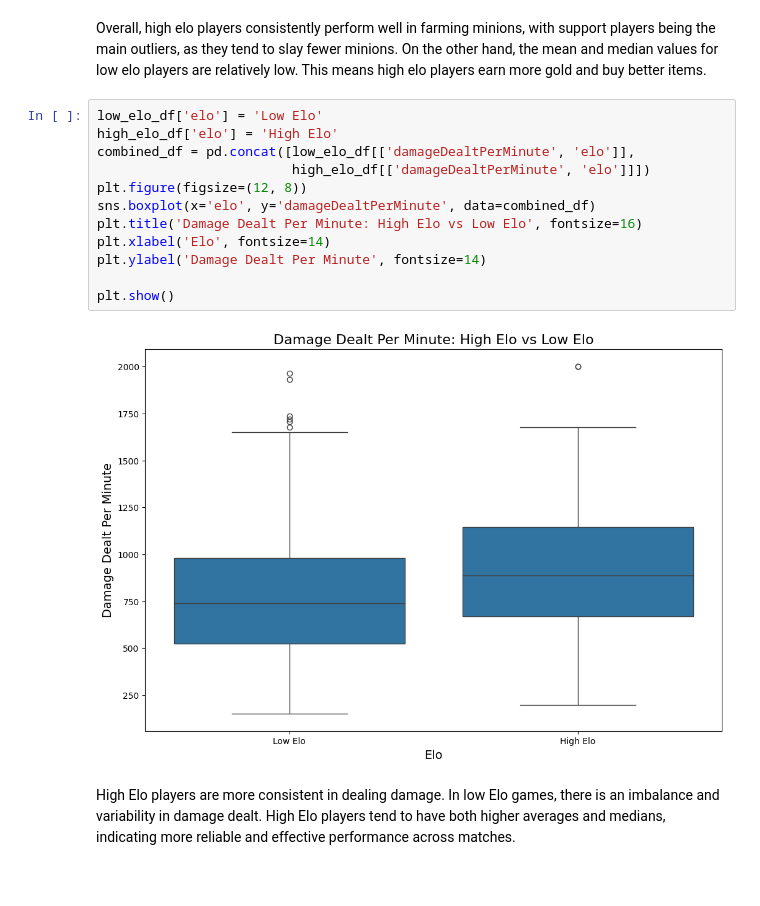
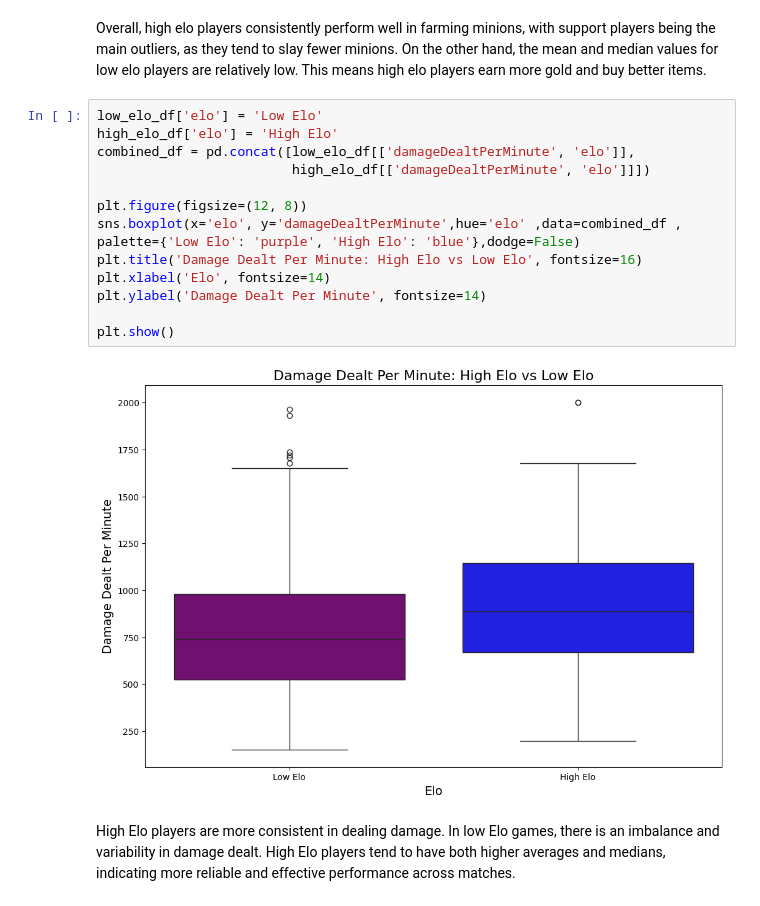
Before and after one commit to umutolcer/DSA210-Term-Project, a Jupyter notebook: main.ipynb, the cells around one changed output. Cells and saved outputs as stored; diff of their text form.

```diff
--- a/main.ipynb
+++ b/main.ipynb
@@ -226,17 +227,18 @@ Overall, high elo players consistently perform well in farming minions, with sup
 # %%
 low_elo_df['elo'] = 'Low Elo'
 high_elo_df['elo'] = 'High Elo'
 combined_df = pd.concat([low_elo_df[['damageDealtPerMinute', 'elo']],
                          high_elo_df[['damageDealtPerMinute', 'elo']]])
+
 plt.figure(figsize=(12, 8))
-sns.boxplot(x='elo', y='damageDealtPerMinute', data=combined_df)
+sns.boxplot(x='elo', y='damageDealtPerMinute',hue='elo' ,data=combined_df , palette={'Low Elo': 'purple', 'High Elo': 'blue'},dodge=False)
 plt.title('Damage Dealt Per Minute: High Elo vs Low Elo', fontsize=16)
 plt.xlabel('Elo', fontsize=14)
 plt.ylabel('Damage Dealt Per Minute', fontsize=14)
 
 plt.show()
 # %% [output]
-[figure, old version]
+[figure, new version]
 # %% [markdown]
 High Elo players are more consistent in dealing damage. In low Elo games, there is an imbalance and variability in damage dealt. High Elo players tend to have both higher averages and medians, indicating more reliable and effective performance across matches.
 # %%
```
Also changed, not shown: parts of 10 cells of this notebook.
